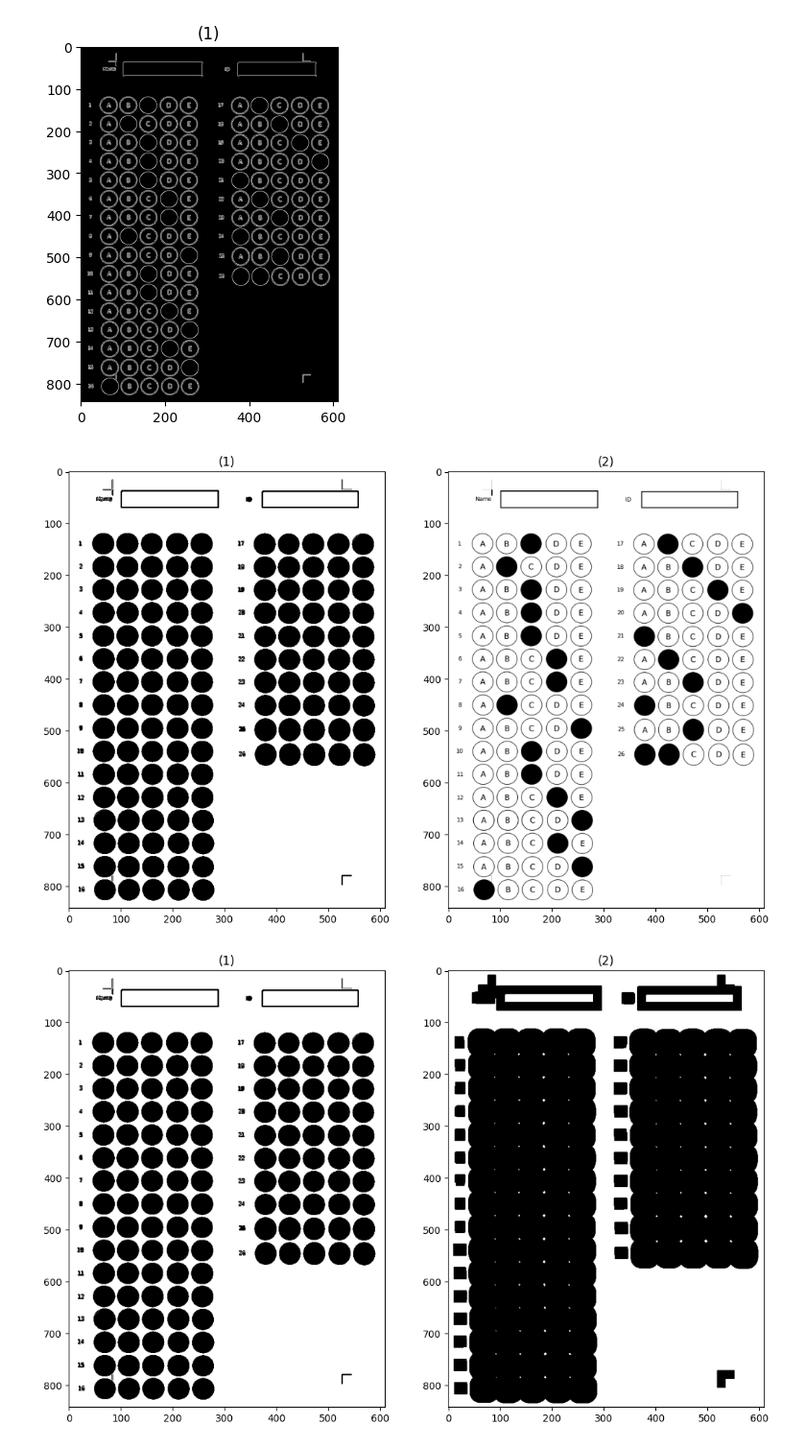
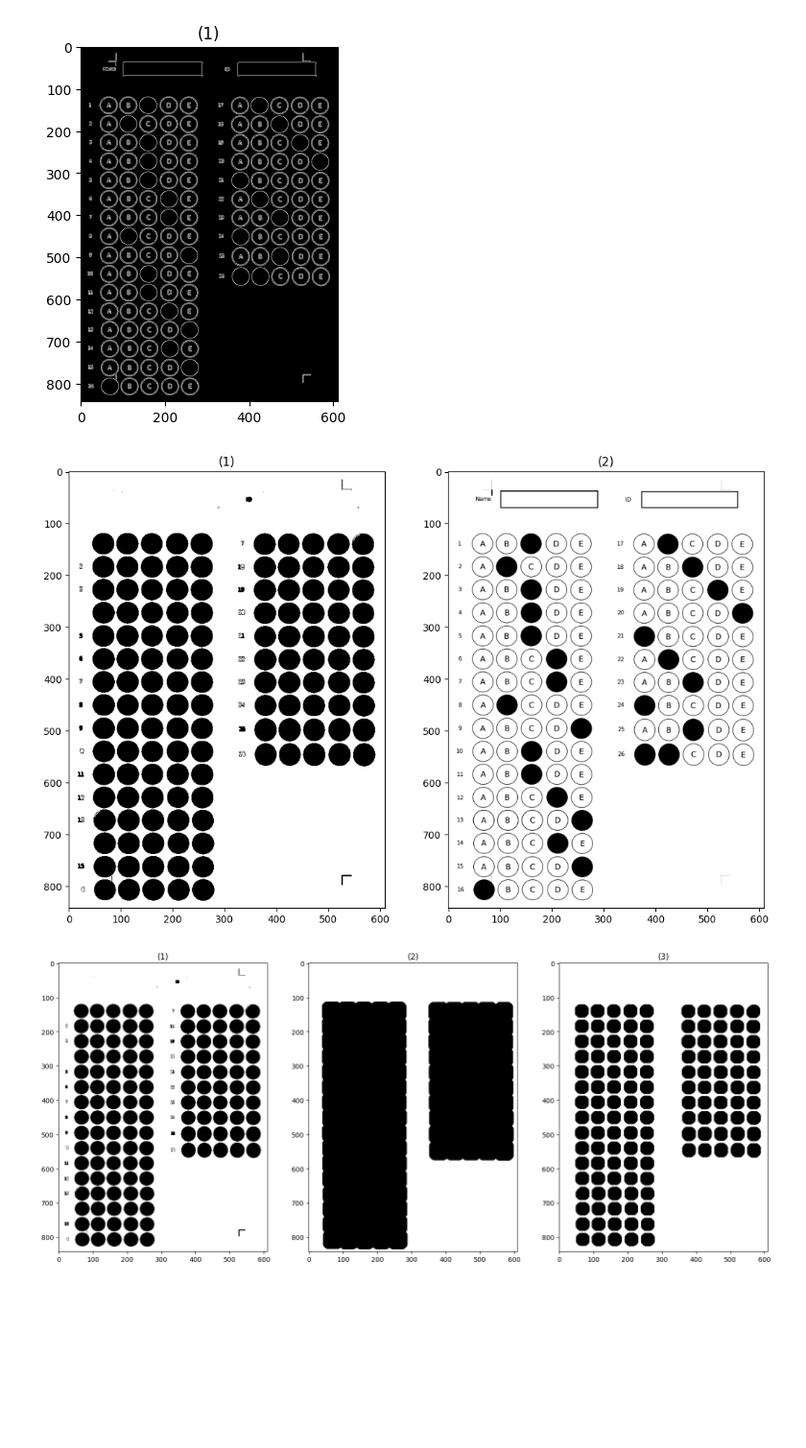
Before and after one commit to ZiadSheriif/Sa7a7LY, a Jupyter notebook: BubbleSheet/BubbleSheet.ipynb, the cells around one changed output. Shown at 96% size. Drawn from its saved outputs; the diff is of its cells as text; code cells hidden in the pictures; blank space fills up the shorter version.

```diff
--- a/BubbleSheet/BubbleSheet.ipynb
+++ b/BubbleSheet/BubbleSheet.ipynb
@@ -78,18 +66,25 @@ show_images([cannyEdges])
 img_cpy = img.copy()
 contours, hierarchy = cv.findContours(cannyEdges,
     cv.RETR_EXTERNAL, cv.CHAIN_APPROX_NONE)
-# cv.drawContours(img_cpy, contours, -1, (0, 255, 0), 3)
 
+white_img_contours = np.ones(img_cpy.shape)
 sorted_contours = sorted(contours, key=cv.contourArea)
-# print(sorted_contours)
 for contour in sorted_contours:
-    cv.fillPoly(img_cpy, pts =[contour], color=(0,0,0))
-show_images([img_cpy,img])
+    x,y,w,h = cv.boundingRect(contour)
+    if w/h >= 0.7 and w/h <=1.3:
+        cv.fillPoly(white_img_contours, pts =[contour], color=(0,0,0))
+show_images([white_img_contours,img])
 # %% [output]
-[figure, old version]
+[figure, new version]
 # %%
 kernel = np.ones((15,15))
-erodedImg = erode(img_cpy, kernel)
-show_images([img_cpy,erodedImg])
+dilatedImg = dilate(white_img_contours, kernel)
+
+kernel = np.ones((15,15))
+erodedImg2 = erode(dilatedImg, kernel)
+
+kernel = np.ones((18,18))
+erodedImg = erode(erodedImg2, kernel)
+show_images([white_img_contours,erodedImg,erodedImg2])
 # %% [output]
-[figure, old version]
+[figure, new version]
```
Also changed, not shown: parts of 13 cells of this notebook, 1 other file.
